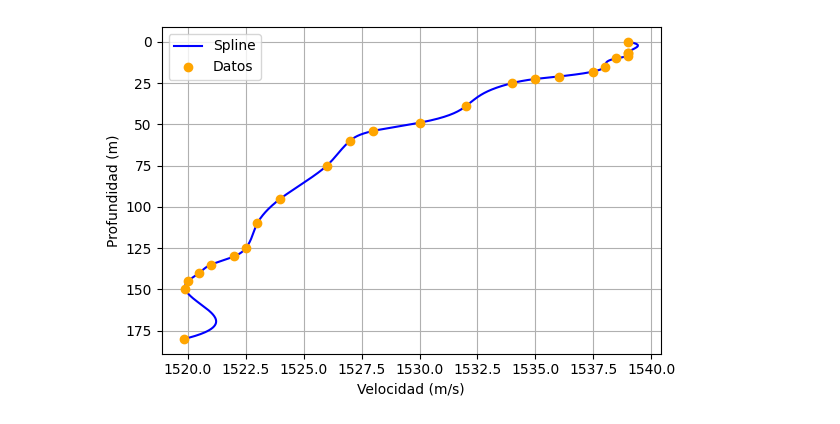
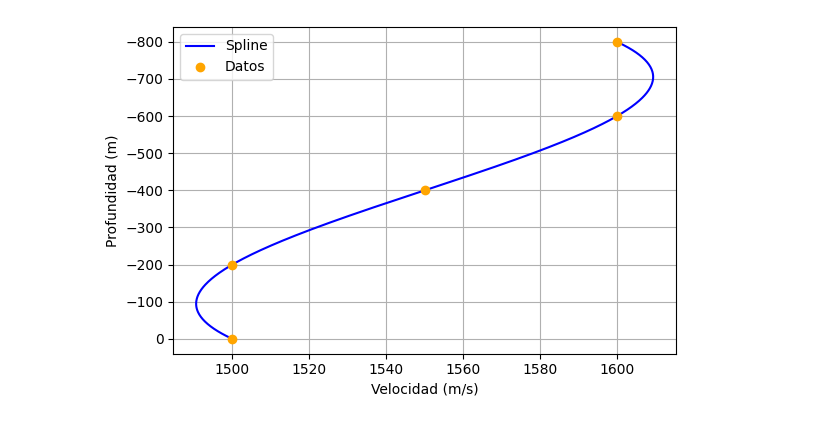
Before and after one commit to sararecondo/HPR-1D, a Jupyter notebook: 1D-Figure-09.ipynb, the cells around one changed output. Drawn from its saved outputs; the diff is of its cells as text; code cells hidden in the pictures.

```diff
--- a/1D-Figure-09.ipynb
+++ b/1D-Figure-09.ipynb
@@ -27,23 +27,71 @@ from petsc4py.PETSc import ScalarType, KSP
 from slepc4py.SLEPc import EPS
 colors_list = ["blue", "green", "red", "magenta", "black", "purple", "orange", "brown", "pink"]
 # %%
-# Define element size for the mesh refinement
-h=10.0  # element size
+# Datos originales
+# data_depth = [
+#     0, 6.5, 7, 8.5, 10, 15, 18, 21, 22.5, 25,
+#     39, 49, 54, 60, 75, 95, 110, 125, 130, 135,
+#     140, 145, 150, 180
+# ]
+
+# data_sound_speed = [
+#     1539, 1519.9, 1520, 1520.5, 1521.0, 1522, 1522.5, 1523, 1524, 1526,
+#     1527, 1528, 1530, 1532, 1534, 1535, 1536, 1537.5, 1538, 1538.5,
+#     1539, 1539, 1539, 1519.85
+# ]
+
+# Perfil exagerado pero realista
+
+# data_depth = [
+#     0, 6.5, 7, 8.5, 10, 15, 18, 21, 22.5, 25,
+#     39, 49, 54, 60, 75, 95, 110, 125, 130, 135,
+#     140, 145, 150, 180
+# ]
+
+# data_sound_speed = [
+#     1539, 1539, 1539, 1539, 1538.5, 1538, 1537.5, 1536, 1535, 1534,
+#     1532, 1530, 1528, 1527, 1526, 1524, 1523, 1522.5, 1522, 1521,
+#     1520.5, 1520, 1519.9, 1519.85
+# ]
+# data_depth = [
+#       0,  10,  20,  30,  40,  60,  80, 100,
+#     150, 200, 300, 400, 600, 800
+# ]
+
+# data_sound_speed = [
+#     1590, 1580, 1550, 1500, 1480, 1460, 1450, 1440,
+#     1430, 1435, 1450, 1470, 1490, 1500
+# ]
+# Definimos profundidades (en negativo para Fenics se queres)
+data_depth = np.array([0, 200, 400, 600, 800])
+# Queremos unha bicapa con transición rápida sobre -50 m
+vel_top = 1500
+vel_bottom = 1600
+
+data_sound_speed = np.array([
+    vel_top,
+    vel_top,
+    vel_top + 0.5*(vel_bottom-vel_top),
+    vel_bottom,
+    vel_bottom,
+])
 
 
+# Define element size for the mesh refinement
+h=2.  # element size
+
 # Domain configuration
-Lx = 800. # fluid domain length (without PML)
-l_inner=Lx/2
+Lx = np.abs(data_depth[-1]) # fluid domain length (without PML)
+l_inner=0. #Lx/2
 
 # Physical configuration
 rho_media_1 = 1. # kg/m^3
 rho_media_2 = 1. # kg/m^3
 
 # PML configuration
-pml_thickness = Lx/2
+pml_thickness = Lx/4
 
 # Solver configuration
-
 requested_eigenvalues_number = 50 # Number of eigenvalues to compute
 
 # Define the density and velocity functions
@@ -55,47 +103,37 @@ import numpy as np
 from scipy.interpolate import CubicSpline
 import matplotlib.pyplot as plt
 
-# Datos originales
-data_sound_speed = [
-    1519.85, 1519.9, 1520, 1520.5, 1521.0, 1522, 1522.5, 1523, 1524, 1526,
-    1527, 1528, 1530, 1532, 1534, 1535, 1536, 1537.5, 1538, 1538.5,
-    1539, 1539, 1539, 1539,
-]
-
-data_depth = [-180, -150, -145, -140, -135, -130, -125, -110, -95, -75, -60,
-              -54, -49, -39, -25, -22.5, -21, -18, -15, -10, -8.5, -7, -6.5, -0]
-
 # 1) Convertir a profundidad positiva
 depth = np.array([-d for d in data_depth])
 sound_speed = np.array(data_sound_speed)
 
 # 2) ORDENAR CRECIENTE
 order = np.argsort(depth)
 depth = depth[order]
 sound_speed = sound_speed[order]
 
 # 3) Crear spline correcto
-spline = CubicSpline(depth, sound_speed, extrapolate=True)
+spline = CubicSpline(depth, sound_speed, extrapolate=None)
 
 # 4) Para Fenics: función vectorizada
 def vel_function(x):
     return spline(x[0])
 
 # --- Plot ---
 depth_fine = np.linspace(depth.min(), depth.max(), 500)
 sound_speed_fine = spline(depth_fine)
 
 plt.figure(figsize=(6,4))
 plt.plot(sound_speed_fine, depth_fine, label="Spline", color="blue")
 plt.plot(sound_speed, depth, "o", label="Datos", color="orange")
 
 plt.gca().invert_yaxis()
 plt.xlabel("Velocidad (m/s)")
 plt.ylabel("Profundidad (m)")
 plt.legend()
 plt.grid(True)
 plt.tight_layout()
 plt.show()
 # %% [output]
-[figure, old version]
+[figure, new version]
 # %%
```
Also changed, not shown: parts of 9 cells of this notebook, 8 other files.
